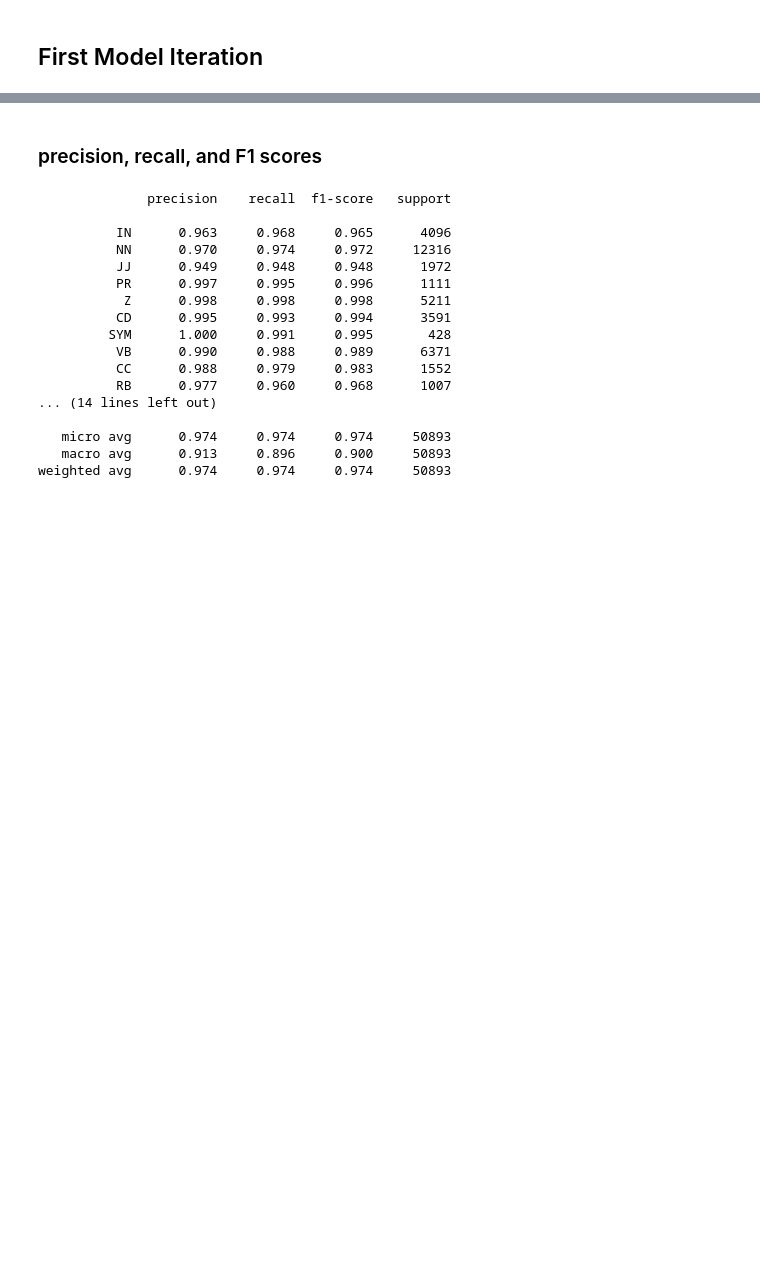
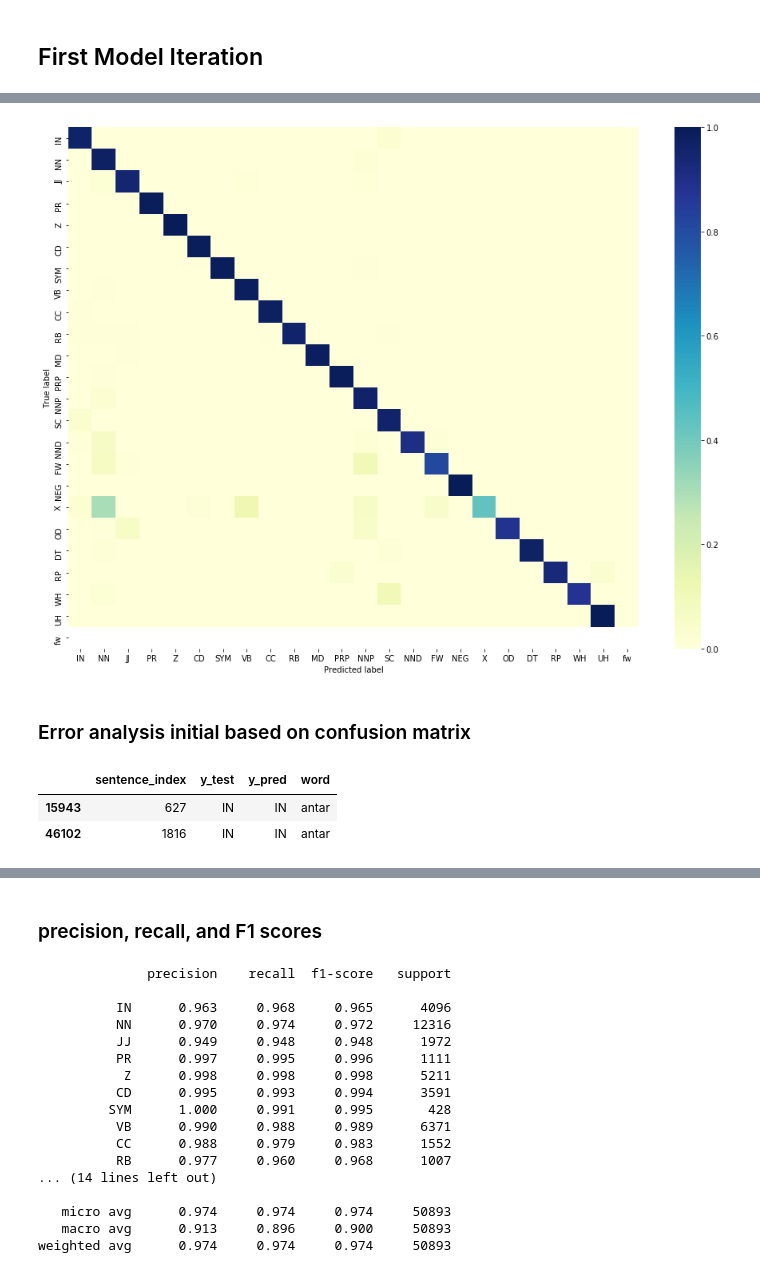
Before and after one commit to farhanreynaldo/pos-tagging-indonesia, a Jupyter notebook: notebook/kata_ai_pos_tagging.ipynb, the cells around one changed output, grey strips where cells are left out. Drawn from its saved outputs; the diff is of its cells as text; code cells hidden in the pictures; blank space fills up the shorter version.

```diff
--- a/notebook/kata_ai_pos_tagging.ipynb
+++ b/notebook/kata_ai_pos_tagging.ipynb
@@ -71,0 +159,11 @@ Number of Sentences in Testing Data  2006
+# %%
+from model import fit_and_dump, prepare_train_test
+
+path = model_path / 'crf-with-allfix-fold01-seed42.joblib'
+crf = load(path)
+seed = int(str(path).split('.')[0][-2:])
+X_train, y_train, X_test, y_test = prepare_train_test(tagged_sentences, seed, path)
+train_set, test_set = train_test_split(tagged_sentences, test_size=0.2, random_state=seed)
+
+y_pred = crf.predict(X_test)
+print(metrics.flat_classification_report(y_test, y_pred, labels=crf.classes_, digits=3))
@@ -71,0 +188,8 @@ Number of Sentences in Testing Data  2006
+# %%
+from visualization import plot_confusion_matrix
+
+plot_confusion_matrix(y_test, y_pred, crf.classes_);
+# %% [output]
+[figure, added]
+# %% [markdown]
+### Error analysis initial based on confusion matrix
@@ -72,2 +216,9 @@ Number of Sentences in Testing Data  2006
+# %%
+df[df.word == 'antar']
+# test_set[627]
+# %% [output]
+|  | sentence_index | y_test | y_pred | word |
+| 15943 | 627 | IN | IN | antar |
+| 46102 | 1816 | IN | IN | antar |
 # %%
 from model import prepare_data
```
Also changed, not shown: parts of 45 cells of this notebook.
